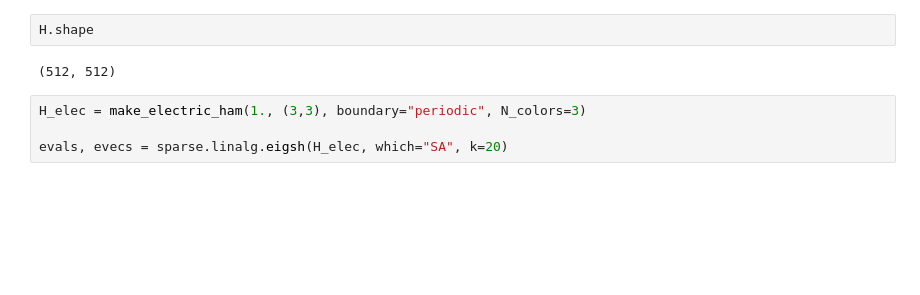
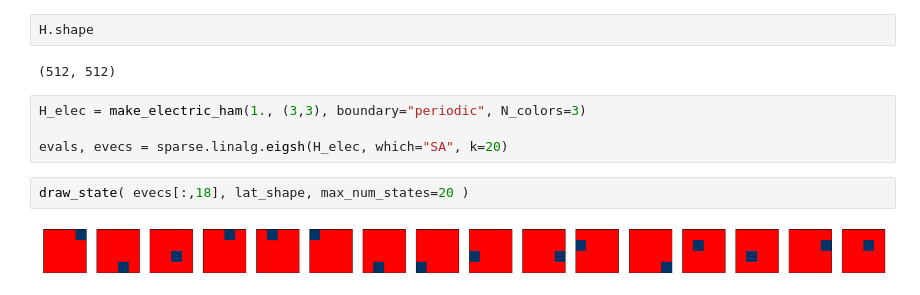
Before and after one commit to squigglomancer/Large-N-VQE, a Jupyter notebook: Large N (1,2,1) Hamiltonian.ipynb, the cells around one changed output. Saved outputs shown, nothing was run; the diff lists cells and outputs as text; blank space fills up the shorter version.

```diff
--- a/Large N (1,2,1) Hamiltonian.ipynb
+++ b/Large N (1,2,1) Hamiltonian.ipynb
@@ -840,3 +832,7 @@ H.shape
 H_elec = make_electric_ham(1., (3,3), boundary="periodic", N_colors=3)
 
 evals, evecs = sparse.linalg.eigsh(H_elec, which="SA", k=20)
+# %%
+draw_state( evecs[:,18], lat_shape, max_num_states=20 )
+# %% [output]
+[figure, added]
```
Also changed, not shown: parts of 11 cells of this notebook, 2 other files.
